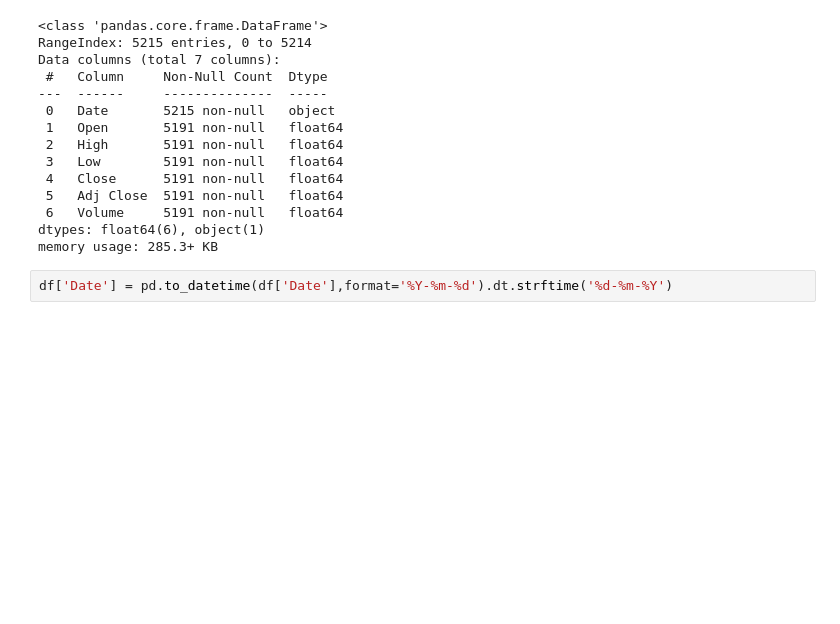
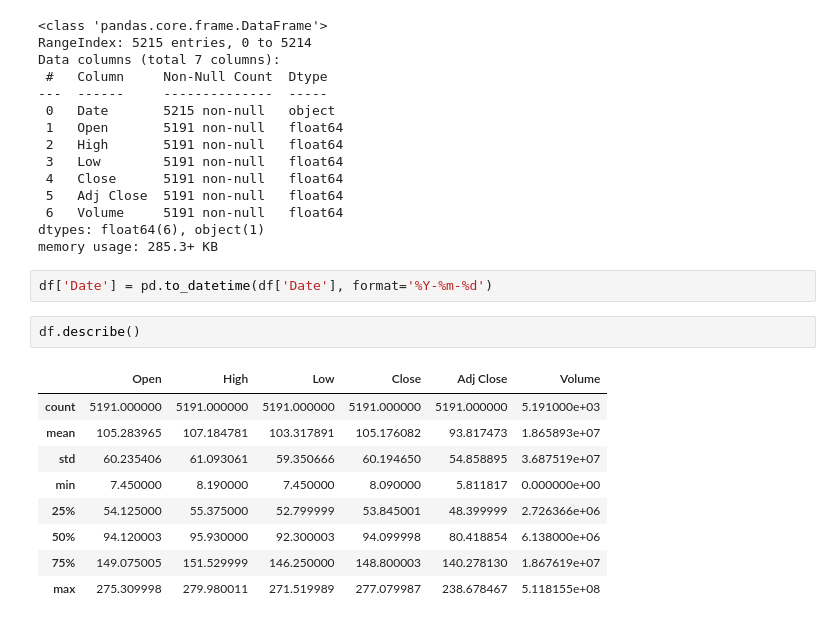
Before and after one commit to pi-mishra/PNB_stock_prediction, a Jupyter notebook: PNB_stock_prediction.ipynb, the cells around one changed output. Drawn from its saved outputs; the diff is of its cells as text; blank space fills up the shorter version.

```diff
--- a/PNB_stock_prediction.ipynb
+++ b/PNB_stock_prediction.ipynb
@@ -42,4 +43,16 @@ Data columns (total 7 columns):
 dtypes: float64(6), object(1)
 memory usage: 285.3+ KB
 # %%
-df['Date'] = pd.to_datetime(df['Date'],format='%Y-%m-%d').dt.strftime('%d-%m-%Y')
+df['Date'] = pd.to_datetime(df['Date'], format='%Y-%m-%d')
+# %%
+df.describe()
+# %% [output]
+|  | Open | High | Low | Close | Adj Close | Volume |
+| count | 5191.000000 | 5191.000000 | 5191.000000 | 5191.000000 | 5191.000000 | 5.191000e+03 |
+| mean | 105.283965 | 107.184781 | 103.317891 | 105.176082 | 93.817473 | 1.865893e+07 |
+| std | 60.235406 | 61.093061 | 59.350666 | 60.194650 | 54.858895 | 3.687519e+07 |
+| min | 7.450000 | 8.190000 | 7.450000 | 8.090000 | 5.811817 | 0.000000e+00 |
+| 25% | 54.125000 | 55.375000 | 52.799999 | 53.845001 | 48.399999 | 2.726366e+06 |
+| 50% | 94.120003 | 95.930000 | 92.300003 | 94.099998 | 80.418854 | 6.138000e+06 |
+| 75% | 149.075005 | 151.529999 | 146.250000 | 148.800003 | 140.278130 | 1.867619e+07 |
+| max | 275.309998 | 279.980011 | 271.519989 | 277.079987 | 238.678467 | 5.118155e+08 |
```
Also changed, not shown: parts of 2 cells of this notebook.
